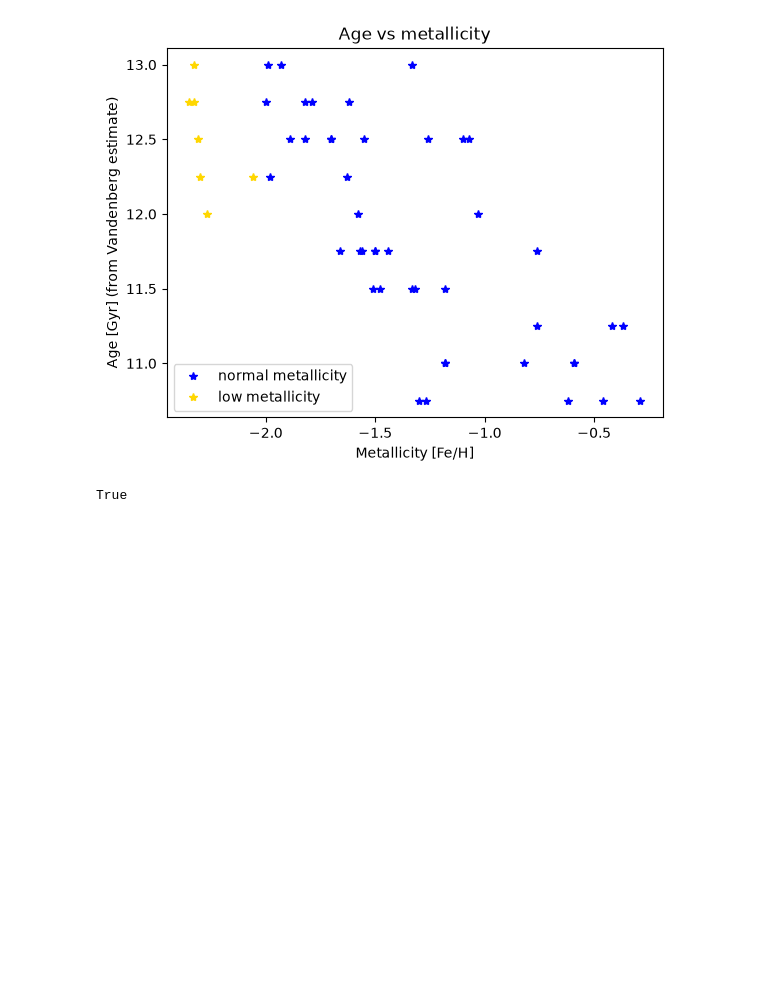
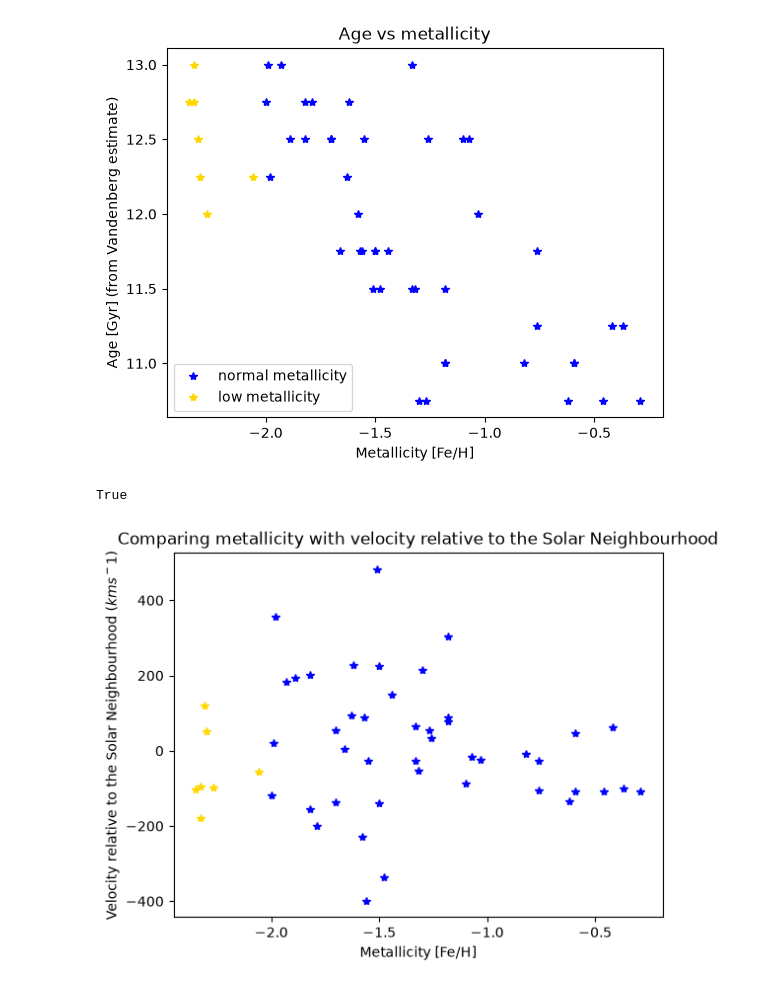
Before and after one commit to matilda-2116/3116_assignment_AshtonMatildaVix, a Jupyter notebook: vandenberg2.ipynb, the cells around one changed output. Saved outputs shown, nothing was run; the diff lists cells and outputs as text; code cells hidden in the pictures; blank space fills up the shorter version.

Commit message:
Graphed LSR velocity against metallicity

```diff
--- a/vandenberg2.ipynb
+++ b/vandenberg2.ipynb
@@ -228,3 +228,15 @@ len(normal_metallicity_vals2)==len(norm_feh_age)
 #print(len(list(norm_feh_age)))
 # %% [output]
 True
+# %%
+#Plotting LSR velocity against metallicity
+norm_feh_LSR = GC_data_array[(normal_metallicity_indexes2),13]
+low_feh_LSR = GC_data_array[(low_metallicity_indexes2),13]
+plt.plot(normal_metallicity_vals2, list(norm_feh_LSR), '*', color = 'blue', label = 'normal metallicity')
+plt.plot(low_metallicity_FeH_vals2, list(low_feh_LSR), '*', color = 'gold', label = 'low metallicity')
+plt.xlabel('Metallicity [Fe/H]')
+plt.ylabel('Velocity relative to the Solar Neighbourhood ($kms^-1$)' )
+plt.title('Comparing metallicity with velocity relative to the Solar Neighbourhood')
+plt.show()
+# %% [output]
+[figure, added]
```
